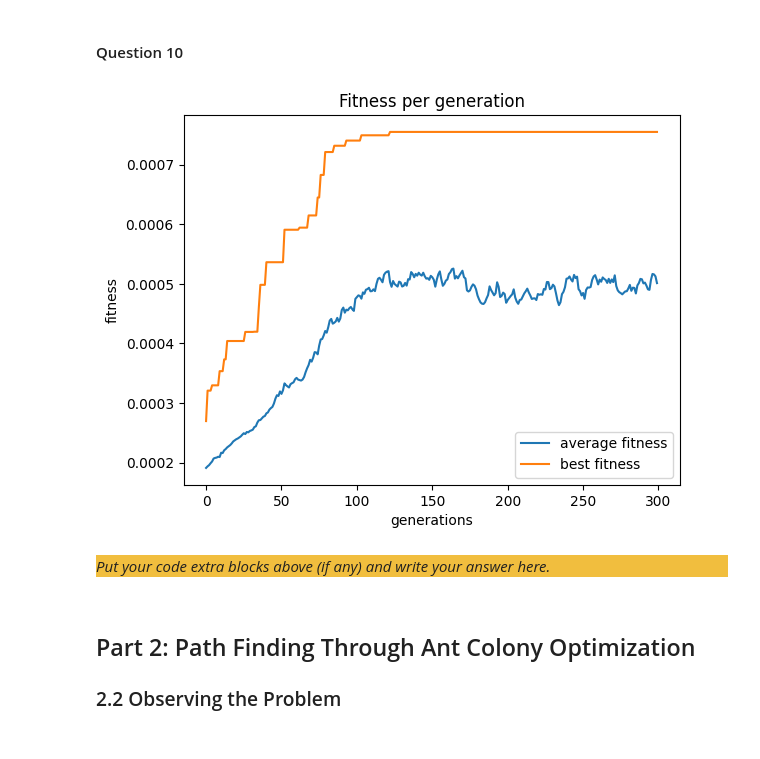
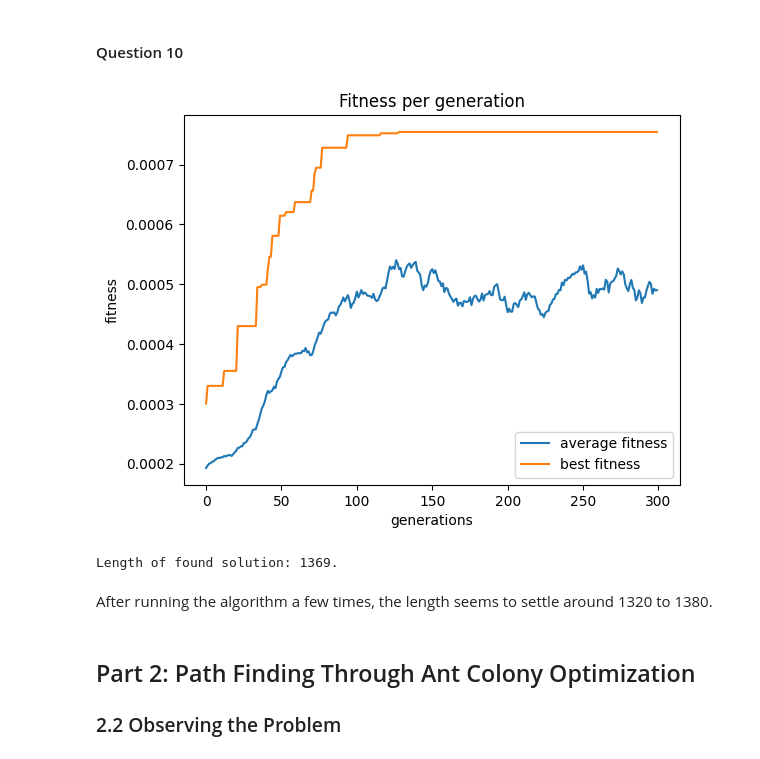
Before and after one commit to CtrlandAlt/IC_Project2, a Jupyter notebook: src/Main.ipynb, the cells around one changed output. Cells and saved outputs as stored; diff of their text form; code cells hidden in the pictures.

Commit message:
Added printing the final length, started writing for q10

```diff
--- a/src/Main.ipynb
+++ b/src/Main.ipynb
@@ -70,6 +70,7 @@ class GeneticAlgorithm:
     def __init__(self, generations, pop_size):
         self.generations = generations
         self.pop_size = pop_size
+        self.population = []
         self.avg_fitness_per_gen = []
         self.top_fitness_per_gen = []
     """
@@ -79,12 +80,11 @@ class GeneticAlgorithm:
     """
     def solve_tsp(self, tsp_data):
         # initializing the population with random chromosomes
-        population = []
         n_prod = len(tsp_data.get_start_distances())
         for i in range(self.pop_size):
             ordered = range(n_prod)
             randomized = random.sample(ordered, n_prod)
-            population.append(Chromosome(randomized))
+            self.population.append(Chromosome(randomized))
         #containers for plotting
         top_fitness_in_gen = 0
         # main evolution loop
@@ -93,7 +93,7 @@ class GeneticAlgorithm:
 
             # count the total fitness in the current population
             total_fitness = 0
-            for chromosome in population:
+            for chromosome in self.population:
                 chrom_fit = chromosome.calc_fitness(tsp_data)
                 if(chrom_fit > top_fitness_in_gen):
                     top_fitness_in_gen = chrom_fit
@@ -104,7 +104,7 @@ class GeneticAlgorithm:
                 # parent 1
                 k = total_fitness*random.random()
                 acc = 0
-                for chromosome in population:
+                for chromosome in self.population:
                     acc += chromosome.fitness
                     if acc > k:
                         p1 = chromosome
@@ -113,7 +113,7 @@ class GeneticAlgorithm:
                 # parent 2
                 k = total_fitness*random.random()
                 acc = 0
-                for chromosome in population:
+                for chromosome in self.population:
                     acc += chromosome.fitness
                     if acc > k:
                         p2 = chromosome
@@ -130,18 +130,17 @@ class GeneticAlgorithm:
             self.avg_fitness_per_gen.append(total_fitness/self.pop_size)
             self.top_fitness_per_gen.append(top_fitness_in_gen)
 
-            population = new_population
+            self.population = new_population
 
         # find the individual with the best fitness among the finalpopulation
         top_fitness = 0
-        for chromosome in population:
+        for chromosome in self.population:
             fitness = chromosome.calc_fitness(tsp_data)
             if fitness > top_fitness:
                 top_fitness = fitness
-                best_chromosome = chromosome
+                self.best_chromosome = chromosome
 
-
-        return best_chromosome.genes
+        return self.best_chromosome.genes
 
     """
     Performs a crossover between two chromosomes with probability p (otherwise clones them).
@@ -193,7 +192,7 @@ class GeneticAlgorithm:
 
         return individual
 
-    def plotFitness(self):
+    def plot_fitness(self):
         plt.plot(self.avg_fitness_per_gen, label="average fitness")
         plt.plot(self.top_fitness_per_gen, label="best fitness")
         plt.title("Fitness per generation")
@@ -216,14 +215,21 @@ class Chromosome:
     @return fitness.
     """
     def calc_fitness(self, tsp_data):
+        self.fitness = 1/self.calc_length(tsp_data)
+        return self.fitness
+    """
+    Calculates the length of the path given by this chromosome.
+    @param tsp_data: data for the maze on which the chromosome is being evaluated.
+    @return length.
+    """
+    def calc_length(self, tsp_data):
         tot_dist = 0
         dists = tsp_data.get_distances()
         tot_dist += tsp_data.get_start_distances()[self.genes[0]]
         for i in range(len(self.genes) - 1):
             tot_dist += dists[self.genes[i]][self.genes[i+1]]
         tot_dist += tsp_data.get_end_distances()[self.genes[len(self.genes) - 1]]
-        self.fitness = 1/tot_dist
-        return self.fitness
+        return tot_dist
 # %% [markdown]
 #### Question 4
 # %% [markdown]
@@ -257,24 +263,24 @@ We are not using elitism. However we will take some best performing individuals
 # %%
 # Please keep your parameters for the Genetic Algorithm easily changeable here
 population_size = 400
 generations = 300
 persist_file = "./../data/optimal_tsp"
 
 # Setup optimization
 tsp_data = TSPData.read_from_file(persist_file)
 ga = GeneticAlgorithm(generations, population_size)
 
 # Run optimzation and write to file
 solution = ga.solve_tsp(tsp_data)
 tsp_data.write_action_file(solution, "./../data/tsp_solution.txt")
 
-ga.plotFitness()
+ga.plot_fitness()
+print(f"Length of found solution: {ga.best_chromosome.calc_length(tsp_data)}.")
 # %% [output]
-[figure, old version]
+[figure, new version]
+Length of found solution: 1369.
-# %% [markdown]
-<div style="background-color:#f1be3e">
-
-_Put your code extra blocks above (if any) and write your answer here._
+# %% [markdown]
+After running the algorithm a few times, the length seems to settle around 1320 to 1380.
 # %% [markdown]
 ## Part 2: Path Finding Through Ant Colony Optimization
 ### 2.2 Observing the Problem
```
Also changed, not shown: 1 other file.
